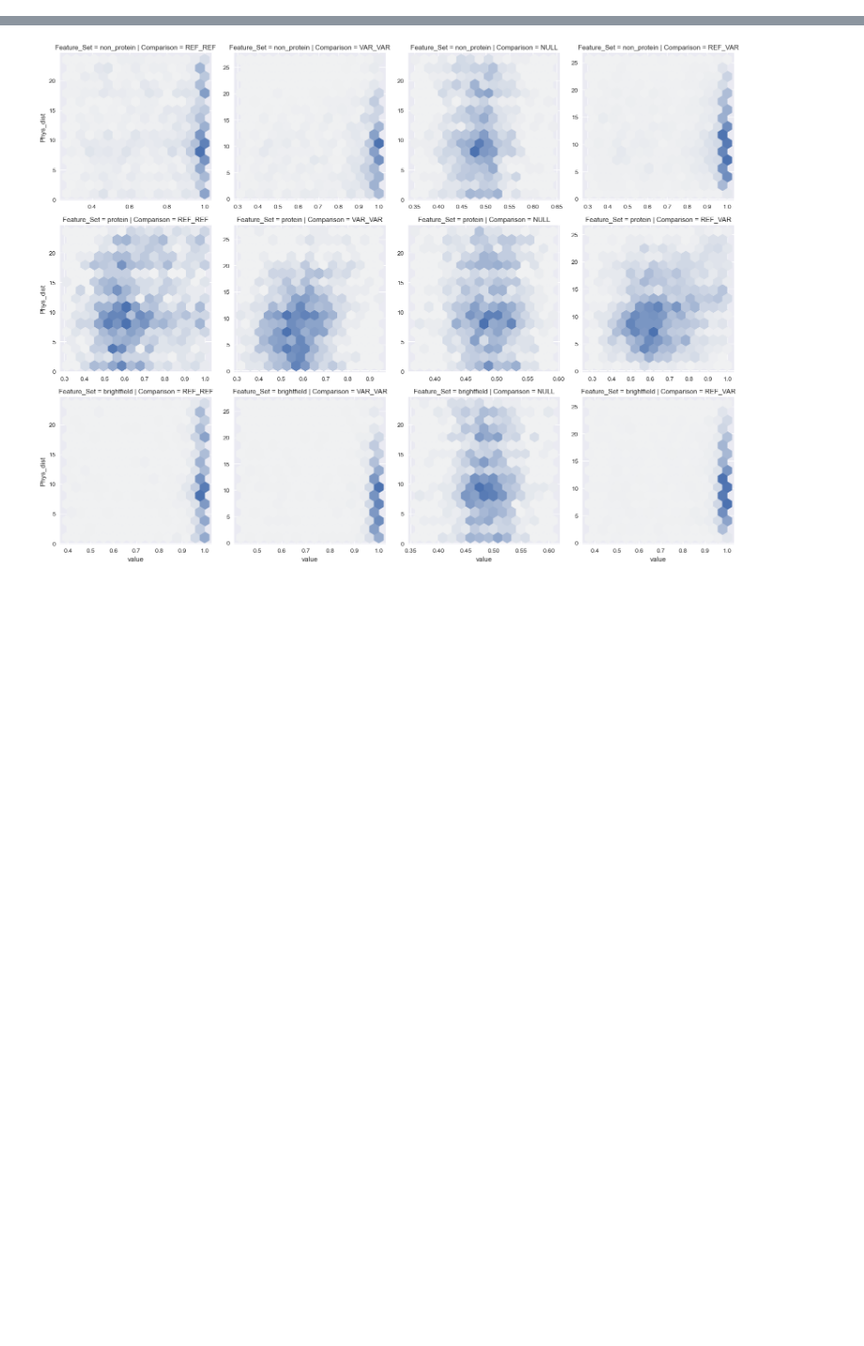
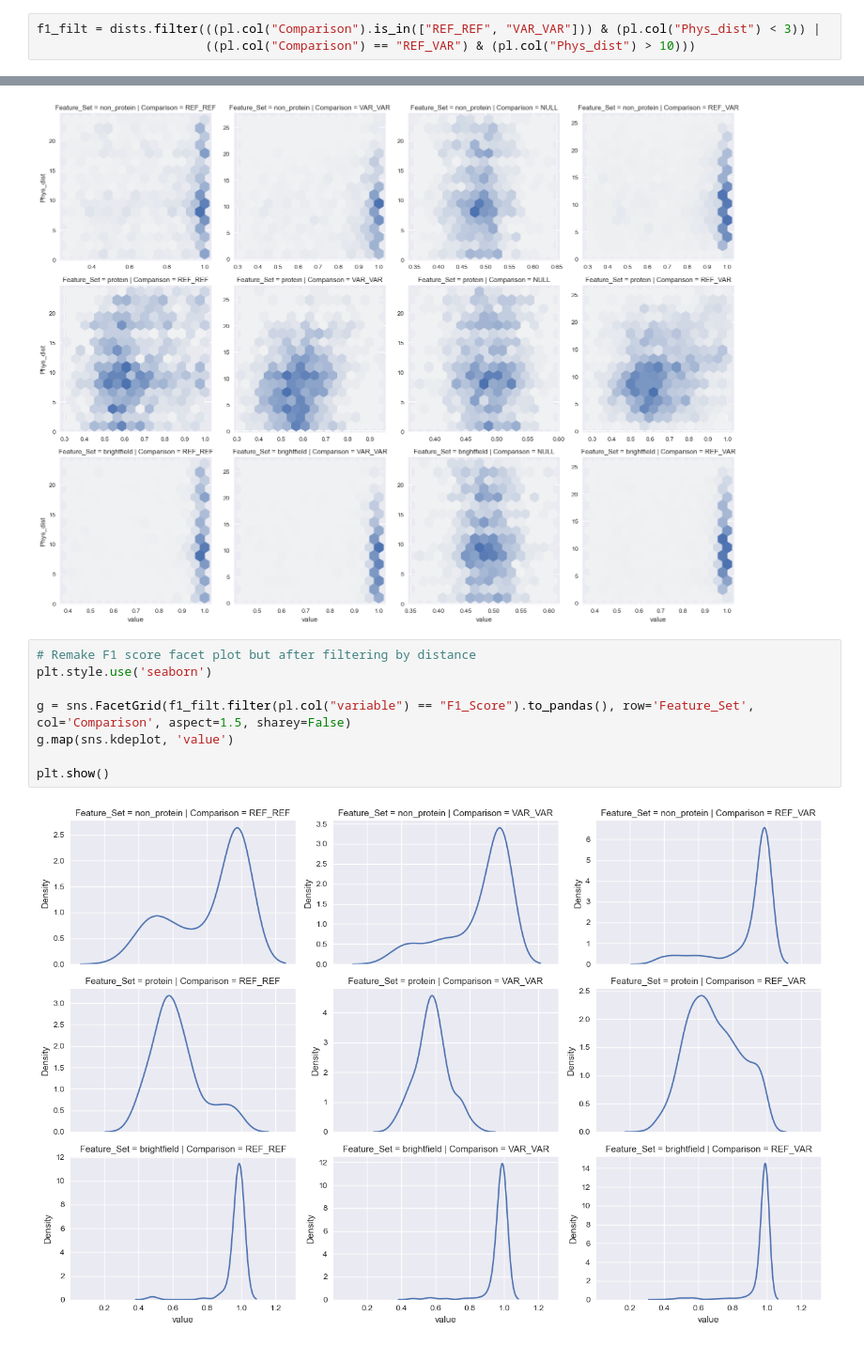
Before and after one commit to runxi-shen/2021_09_01_VarChAMP, a Jupyter notebook: 7.downstream_analysis_jess/notebooks/well_position_scen4.ipynb, the cells around one changed output, grey strips where cells are left out. Shown at 94% size. Cells and saved outputs as stored; diff of their text form; blank space fills up the shorter version.

Commit message:
filter classification results by distance to simulate production data

```diff
--- a/7.downstream_analysis_jess/notebooks/well_position_scen4.ipynb
+++ b/7.downstream_analysis_jess/notebooks/well_position_scen4.ipynb
@@ -169,6 +168,9 @@ for row in f1_score.rows(named=True):
 # %%
 dists = f1_score.with_columns(pl.Series(name="Phys_dist", values=phys_dist),
                               pl.concat_str([pl.col("Well_One"), pl.col("Well_Two")], separator="-").alias("Well_Pair"))
+# %%
+f1_filt = dists.filter(((pl.col("Comparison").is_in(["REF_REF", "VAR_VAR"])) & (pl.col("Phys_dist") < 3)) |
+                       ((pl.col("Comparison") == "REF_VAR") & (pl.col("Phys_dist") > 10)))
 # %%
 # Compute correlation between cosine similarity and physical distance
 dist_cor = dists.group_by(["Comparison", "Feature_Set"]).agg(pl.corr("value", "Phys_dist", method="pearson").alias("Cor_F1_Dist"))
@@ -231,3 +233,13 @@ g = g.map(hexbin, "value", "Phys_dist")
 plt.show()
 # %% [output]
 [figure]
+# %%
+# Remake F1 score facet plot but after filtering by distance
+plt.style.use('seaborn')
+
+g = sns.FacetGrid(f1_filt.filter(pl.col("variable") == "F1_Score").to_pandas(), row='Feature_Set', col='Comparison', aspect=1.5, sharey=False)
+g.map(sns.kdeplot, 'value')
+
+plt.show()
+# %% [output]
+[figure, added]
```
Also changed, not shown: parts of 1 cell of this notebook.
